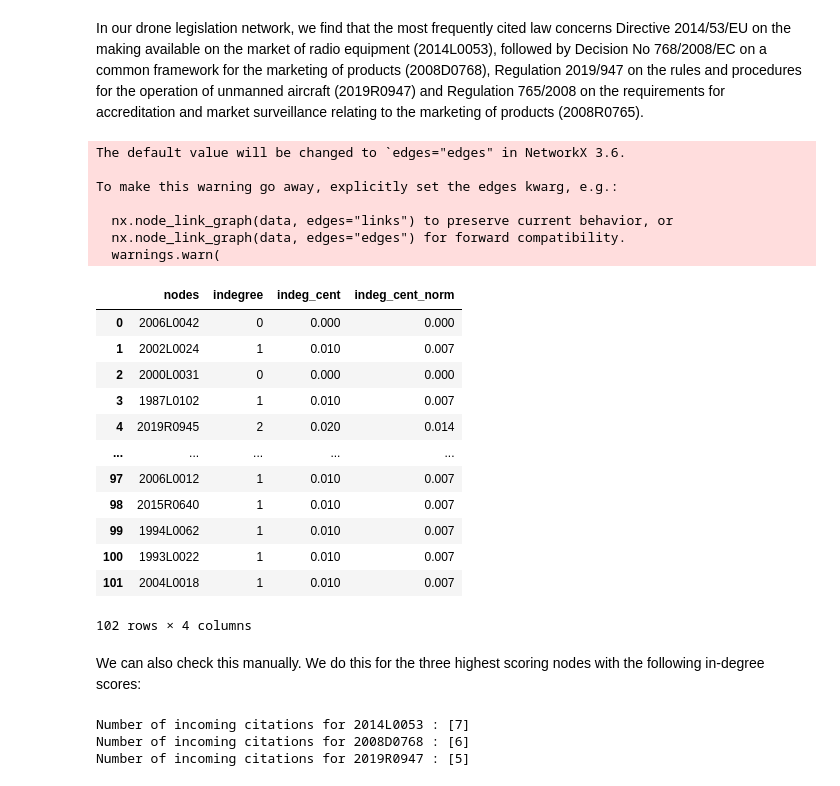
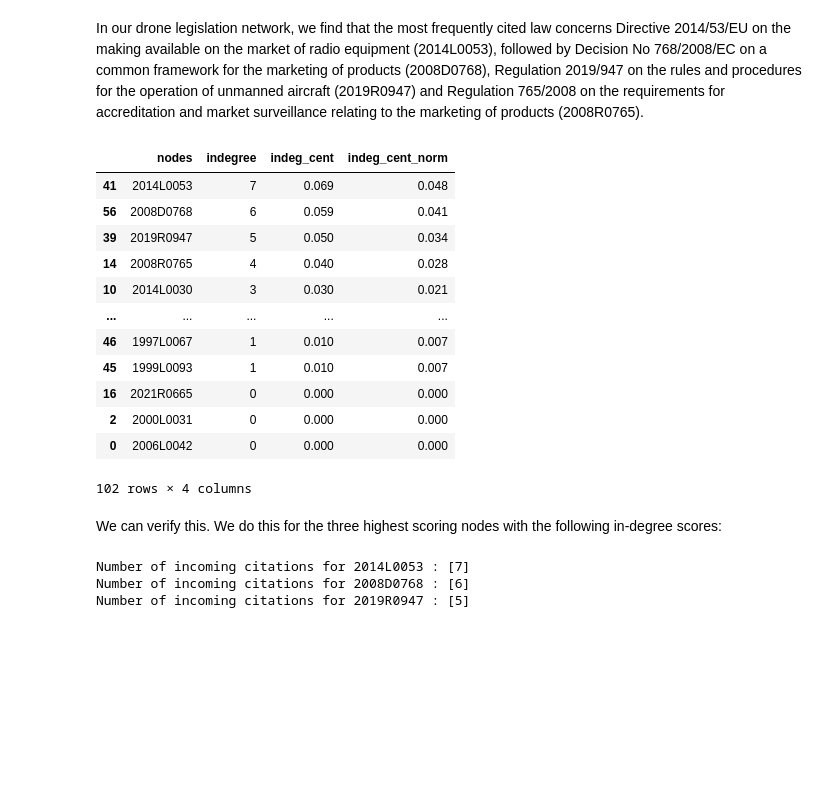
Before and after one commit to MaastrichtUniversityPress/legal-network-textbook, a Jupyter notebook: book/content/Chapter_3_Centrality.ipynb, the cells around one changed output. Saved outputs shown, nothing was run; the diff lists cells and outputs as text; code cells hidden in the pictures; blank space fills up the shorter version.

```diff
--- a/book/content/Chapter_3_Centrality.ipynb
+++ b/book/content/Chapter_3_Centrality.ipynb
@@ -182,36 +182,30 @@ In our drone legislation network, we find that the most frequently cited law con
 # %%
 g_drones_directed = load_graph_from_json("data/drone_laws/g_dronelaws_2.json")
 resdf_drones_directed = pd.DataFrame()
 resdf_drones_directed.loc[:,"nodes"] = list(g_drones_directed.nodes)
 resdf_drones_directed['indegree'] = list(dict(g_drones_directed.in_degree()).values())
 indeg_cent = nx.in_degree_centrality(g_drones_directed)
 resdf_drones_directed.loc[:, "indeg_cent"] = indeg_cent.values()
 indeg_cent_norm = score_normalize(indeg_cent)
 resdf_drones_directed['indeg_cent_norm'] = indeg_cent_norm
-resdf_drones_directed
+resdf_drones_directed_sorted = resdf_drones_directed.sort_values(by='indegree', ascending=False)
+resdf_drones_directed_sorted
 # %% [output]
+|  | nodes | indegree | indeg_cent | indeg_cent_norm |
+| 41 | 2014L0053 | 7 | 0.069 | 0.048 |
+| 56 | 2008D0768 | 6 | 0.059 | 0.041 |
+| 39 | 2019R0947 | 5 | 0.050 | 0.034 |
+| 14 | 2008R0765 | 4 | 0.040 | 0.028 |
+| 10 | 2014L0030 | 3 | 0.030 | 0.021 |
+| ... | ... | ... | ... | ... |
+| 46 | 1997L0067 | 1 | 0.010 | 0.007 |
+| 45 | 1999L0093 | 1 | 0.010 | 0.007 |
+| 16 | 2021R0665 | 0 | 0.000 | 0.000 |
+| 2 | 2000L0031 | 0 | 0.000 | 0.000 |
+| 0 | 2006L0042 | 0 | 0.000 | 0.000 |
-The default value will be changed to `edges="edges" in NetworkX 3.6.
-
-To make this warning go away, explicitly set the edges kwarg, e.g.:
-
-  nx.node_link_graph(data, edges="links") to preserve current behavior, or
-  nx.node_link_graph(data, edges="edges") for forward compatibility.
-  warnings.warn(
+102 rows × 4 columns
-|  | nodes | indegree | indeg_cent | indeg_cent_norm |
-| 0 | 2006L0042 | 0 | 0.000 | 0.000 |
-| 1 | 2002L0024 | 1 | 0.010 | 0.007 |
-| 2 | 2000L0031 | 0 | 0.000 | 0.000 |
-| 3 | 1987L0102 | 1 | 0.010 | 0.007 |
-| 4 | 2019R0945 | 2 | 0.020 | 0.014 |
-| ... | ... | ... | ... | ... |
-| 97 | 2006L0012 | 1 | 0.010 | 0.007 |
-| 98 | 2015R0640 | 1 | 0.010 | 0.007 |
-| 99 | 1994L0062 | 1 | 0.010 | 0.007 |
-| 100 | 1993L0022 | 1 | 0.010 | 0.007 |
-| 101 | 2004L0018 | 1 | 0.010 | 0.007 |
-102 rows × 4 columns
 # %% [markdown]
-We can also check this manually. We do this for the three highest scoring nodes with the following in-degree scores:
+We can verify this. We do this for the three highest scoring nodes with the following in-degree scores:
 # %%
 Node1 = '2014L0053'
 Node2 = '2008D0768'
```
Also changed, not shown: parts of 45 cells of this notebook, 4 other files.
